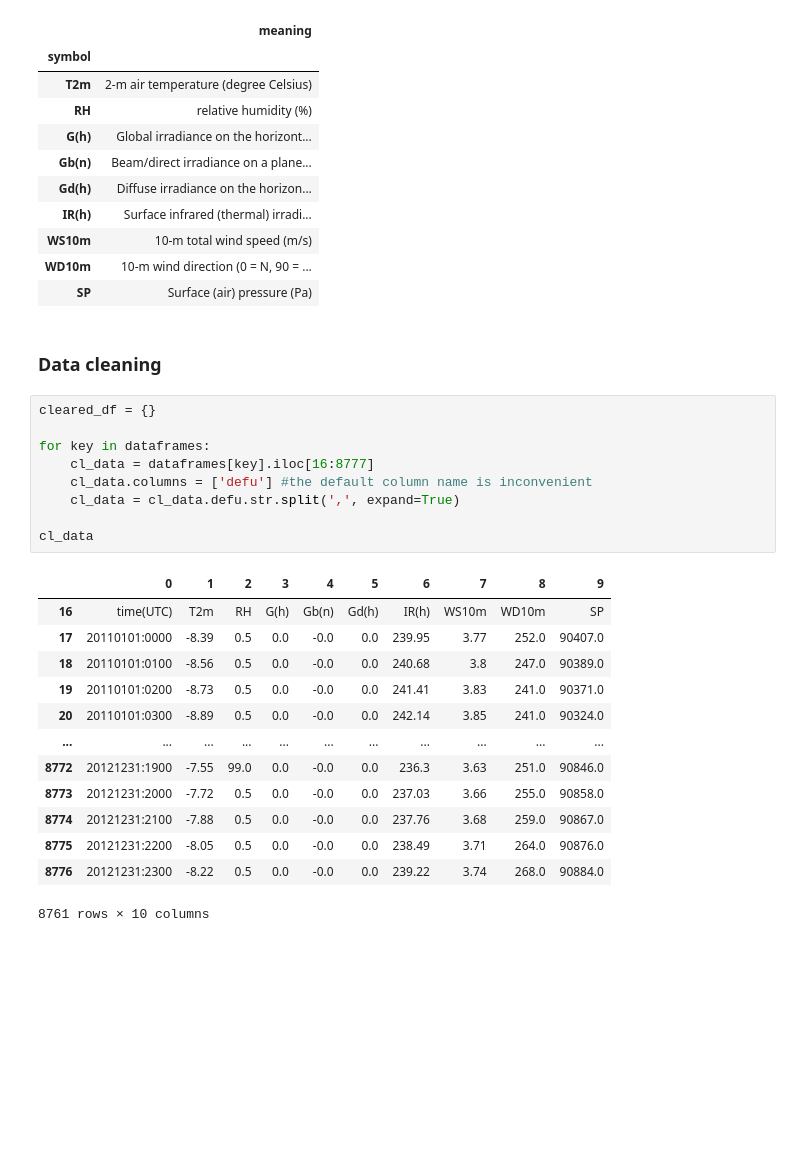
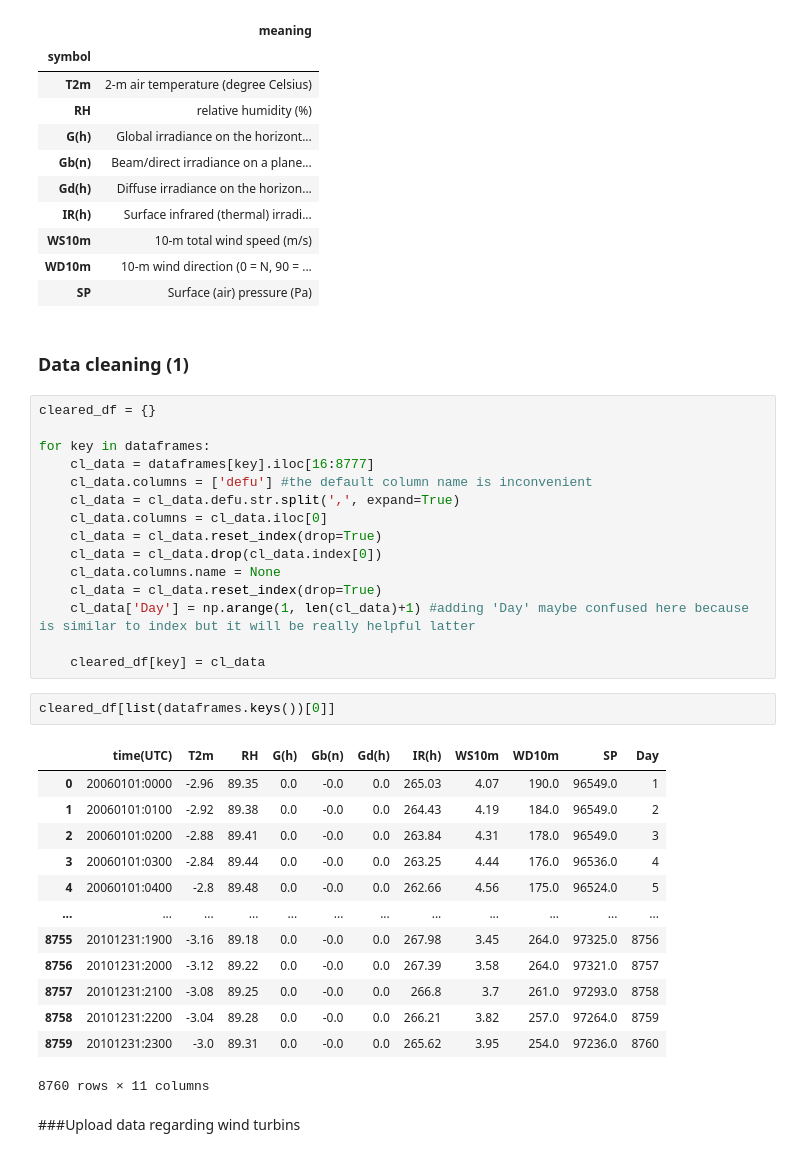
Before and after one commit to dawikrol/Engineering-thesis, a Jupyter notebook: Scripts/Wind_potential.ipynb, the cells around one changed output. Saved outputs shown, nothing was run; the diff lists cells and outputs as text; blank space fills up the shorter version.

```diff
--- a/Scripts/Wind_potential.ipynb
+++ b/Scripts/Wind_potential.ipynb
@@ -101,7 +101,7 @@ info_df
 | WD10m | 10-m wind direction (0 = N, 90 = ... |
 | SP | Surface (air) pressure (Pa) |
 # %% [markdown]
-### Data cleaning
+### Data cleaning (1)
 # %%
 cleared_df = {}
 
@@ -109,19 +109,29 @@ for key in dataframes:
     cl_data = dataframes[key].iloc[16:8777]
     cl_data.columns = ['defu'] #the default column name is inconvenient
     cl_data = cl_data.defu.str.split(',', expand=True)
+    cl_data.columns = cl_data.iloc[0]
+    cl_data = cl_data.reset_index(drop=True)
+    cl_data = cl_data.drop(cl_data.index[0])
+    cl_data.columns.name = None
+    cl_data = cl_data.reset_index(drop=True)
+    cl_data['Day'] = np.arange(1, len(cl_data)+1) #adding 'Day' maybe confused here because is similar to index but it will be really helpful latter
 
-cl_data
+    cleared_df[key] = cl_data
-# %% [output]
-|  | 0 | 1 | 2 | 3 | 4 | 5 | 6 | 7 | 8 | 9 |
-| 16 | time(UTC) | T2m | RH | G(h) | Gb(n) | Gd(h) | IR(h) | WS10m | WD10m | SP |
-| 17 | 20110101:0000 | -8.39 | 0.5 | 0.0 | -0.0 | 0.0 | 239.95 | 3.77 | 252.0 | 90407.0 |
-| 18 | 20110101:0100 | -8.56 | 0.5 | 0.0 | -0.0 | 0.0 | 240.68 | 3.8 | 247.0 | 90389.0 |
-| 19 | 20110101:0200 | -8.73 | 0.5 | 0.0 | -0.0 | 0.0 | 241.41 | 3.83 | 241.0 | 90371.0 |
-| 20 | 20110101:0300 | -8.89 | 0.5 | 0.0 | -0.0 | 0.0 | 242.14 | 3.85 | 241.0 | 90324.0 |
-| ... | ... | ... | ... | ... | ... | ... | ... | ... | ... | ... |
-| 8772 | 20121231:1900 | -7.55 | 99.0 | 0.0 | -0.0 | 0.0 | 236.3 | 3.63 | 251.0 | 90846.0 |
-| 8773 | 20121231:2000 | -7.72 | 0.5 | 0.0 | -0.0 | 0.0 | 237.03 | 3.66 | 255.0 | 90858.0 |
-| 8774 | 20121231:2100 | -7.88 | 0.5 | 0.0 | -0.0 | 0.0 | 237.76 | 3.68 | 259.0 | 90867.0 |
-| 8775 | 20121231:2200 | -8.05 | 0.5 | 0.0 | -0.0 | 0.0 | 238.49 | 3.71 | 264.0 | 90876.0 |
-| 8776 | 20121231:2300 | -8.22 | 0.5 | 0.0 | -0.0 | 0.0 | 239.22 | 3.74 | 268.0 | 90884.0 |
-8761 rows × 10 columns
+# %%
+cleared_df[list(dataframes.keys())[0]]
+# %% [output]
+|  | time(UTC) | T2m | RH | G(h) | Gb(n) | Gd(h) | IR(h) | WS10m | WD10m | SP | Day |
+| 0 | 20060101:0000 | -2.96 | 89.35 | 0.0 | -0.0 | 0.0 | 265.03 | 4.07 | 190.0 | 96549.0 | 1 |
+| 1 | 20060101:0100 | -2.92 | 89.38 | 0.0 | -0.0 | 0.0 | 264.43 | 4.19 | 184.0 | 96549.0 | 2 |
+| 2 | 20060101:0200 | -2.88 | 89.41 | 0.0 | -0.0 | 0.0 | 263.84 | 4.31 | 178.0 | 96549.0 | 3 |
+| 3 | 20060101:0300 | -2.84 | 89.44 | 0.0 | -0.0 | 0.0 | 263.25 | 4.44 | 176.0 | 96536.0 | 4 |
+| 4 | 20060101:0400 | -2.8 | 89.48 | 0.0 | -0.0 | 0.0 | 262.66 | 4.56 | 175.0 | 96524.0 | 5 |
+| ... | ... | ... | ... | ... | ... | ... | ... | ... | ... | ... | ... |
+| 8755 | 20101231:1900 | -3.16 | 89.18 | 0.0 | -0.0 | 0.0 | 267.98 | 3.45 | 264.0 | 97325.0 | 8756 |
+| 8756 | 20101231:2000 | -3.12 | 89.22 | 0.0 | -0.0 | 0.0 | 267.39 | 3.58 | 264.0 | 97321.0 | 8757 |
+| 8757 | 20101231:2100 | -3.08 | 89.25 | 0.0 | -0.0 | 0.0 | 266.8 | 3.7 | 261.0 | 97293.0 | 8758 |
+| 8758 | 20101231:2200 | -3.04 | 89.28 | 0.0 | -0.0 | 0.0 | 266.21 | 3.82 | 257.0 | 97264.0 | 8759 |
+| 8759 | 20101231:2300 | -3.0 | 89.31 | 0.0 | -0.0 | 0.0 | 265.62 | 3.95 | 254.0 | 97236.0 | 8760 |
+8760 rows × 11 columns
+# %% [markdown]
+###Upload data regarding wind turbins
```
Also changed, not shown: parts of 10 cells of this notebook.
